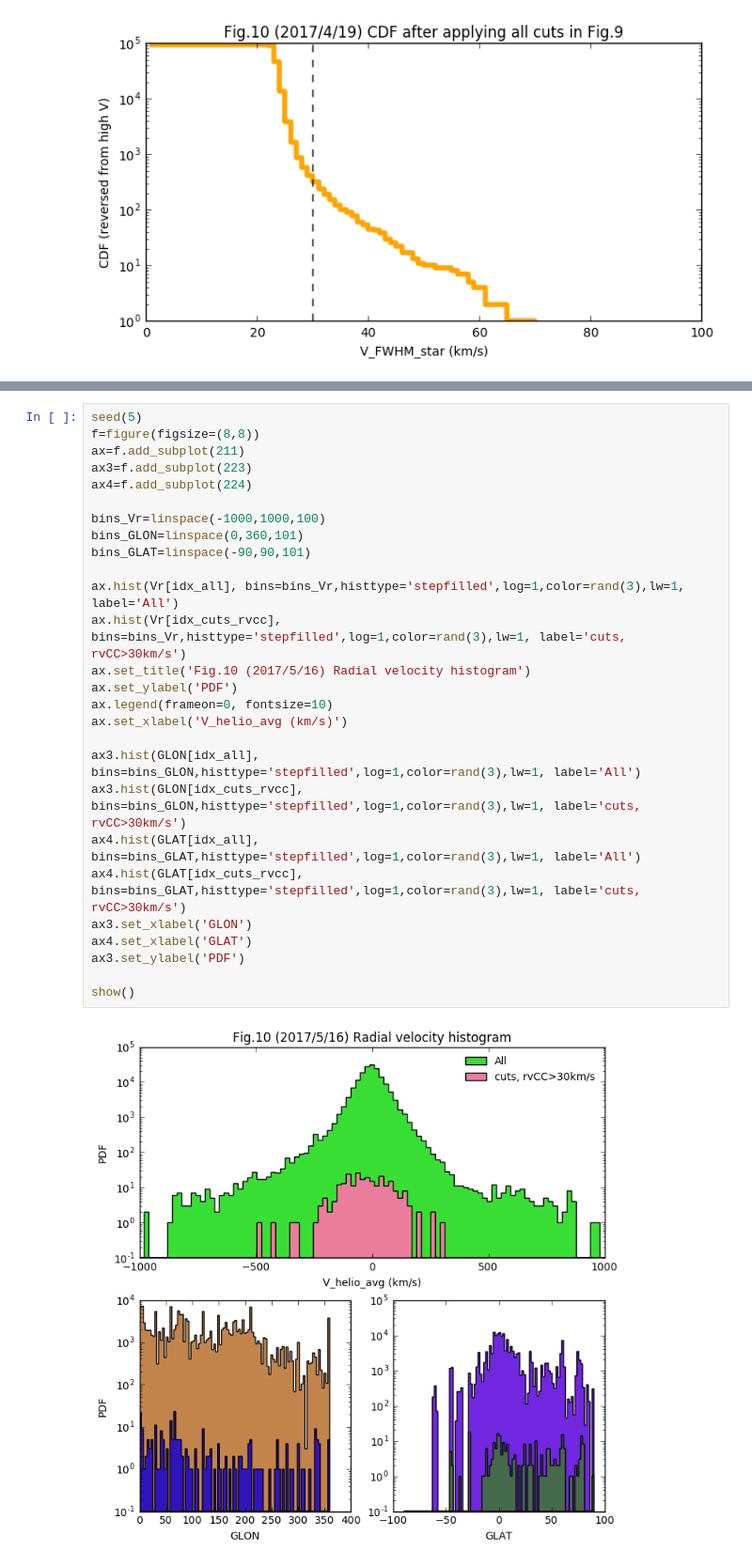
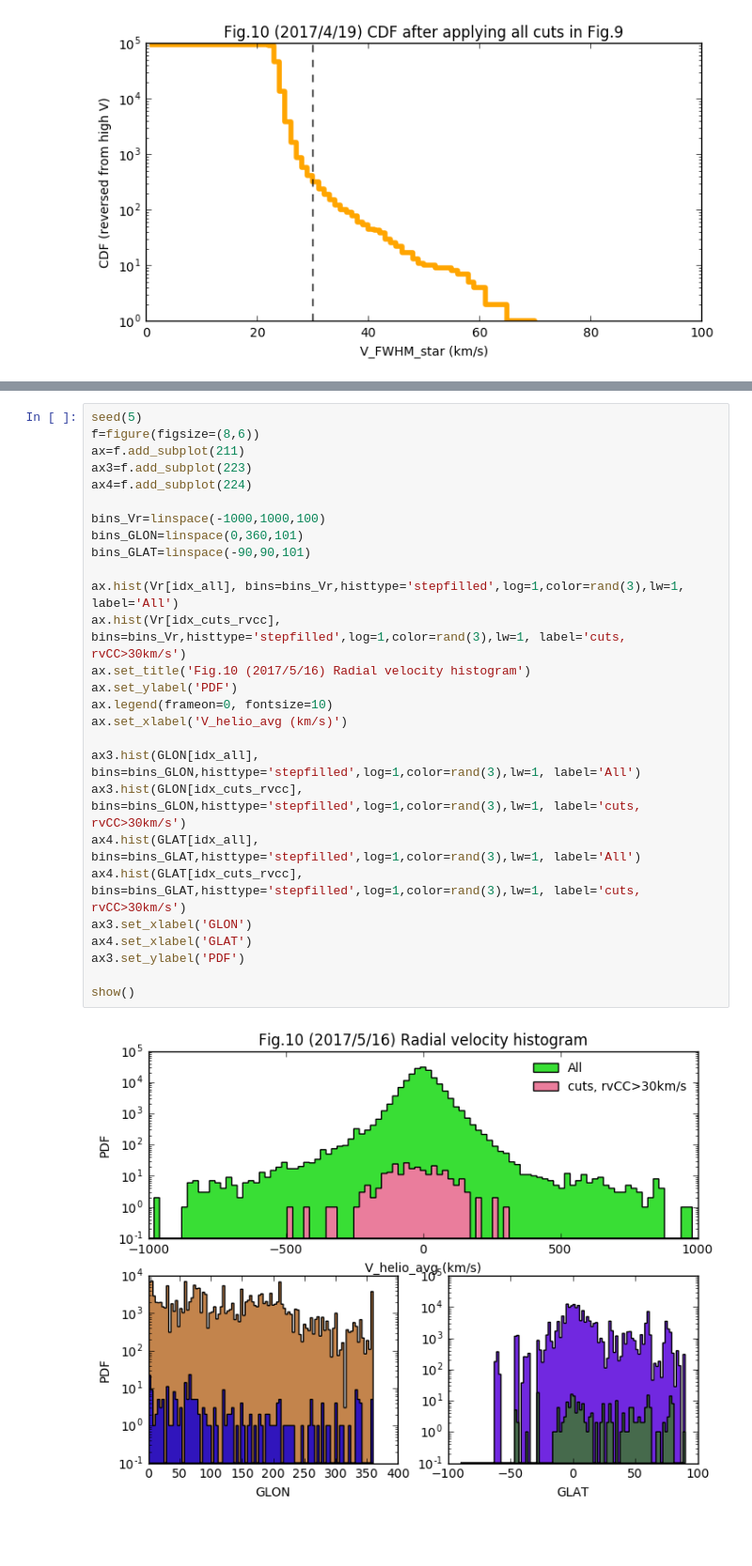
Before and after one commit to liuxx479/MW-BHs, a Jupyter notebook: plot-BHstars.ipynb, the cells around one changed output, grey strips where cells are left out. Shown at 94% size. Saved outputs shown, nothing was run; the diff lists cells and outputs as text; blank space fills up the shorter version.

```diff
--- a/plot-BHstars.ipynb
+++ b/plot-BHstars.ipynb
@@ -326,29 +318,29 @@ Dstar_arr = dstar(Vr, IGLON, GLAT)
 # %%
 seed(5)
-f=figure(figsize=(8,8))
+f=figure(figsize=(8,6))
 ax=f.add_subplot(211)
 ax3=f.add_subplot(223)
 ax4=f.add_subplot(224)
 
 bins_Vr=linspace(-1000,1000,100)
 bins_GLON=linspace(0,360,101)
 bins_GLAT=linspace(-90,90,101)
 
 ax.hist(Vr[idx_all], bins=bins_Vr,histtype='stepfilled',log=1,color=rand(3),lw=1, label='All')
 ax.hist(Vr[idx_cuts_rvcc], bins=bins_Vr,histtype='stepfilled',log=1,color=rand(3),lw=1, label='cuts, rvCC>30km/s')
 ax.set_title('Fig.10 (2017/5/16) Radial velocity histogram')
 ax.set_ylabel('PDF')
 ax.legend(frameon=0, fontsize=10)
 ax.set_xlabel('V_helio_avg (km/s)')
 
 ax3.hist(GLON[idx_all], bins=bins_GLON,histtype='stepfilled',log=1,color=rand(3),lw=1, label='All')
 ax3.hist(GLON[idx_cuts_rvcc], bins=bins_GLON,histtype='stepfilled',log=1,color=rand(3),lw=1, label='cuts, rvCC>30km/s')
 ax4.hist(GLAT[idx_all], bins=bins_GLAT,histtype='stepfilled',log=1,color=rand(3),lw=1, label='All')
 ax4.hist(GLAT[idx_cuts_rvcc], bins=bins_GLAT,histtype='stepfilled',log=1,color=rand(3),lw=1, label='cuts, rvCC>30km/s')
 ax3.set_xlabel('GLON')
 ax4.set_xlabel('GLAT')
 ax3.set_ylabel('PDF')
 
 show()
 # %% [output]
-[figure, old version]
+[figure, new version]
```
Also changed, not shown: parts of 9 cells of this notebook, 2 other files.
